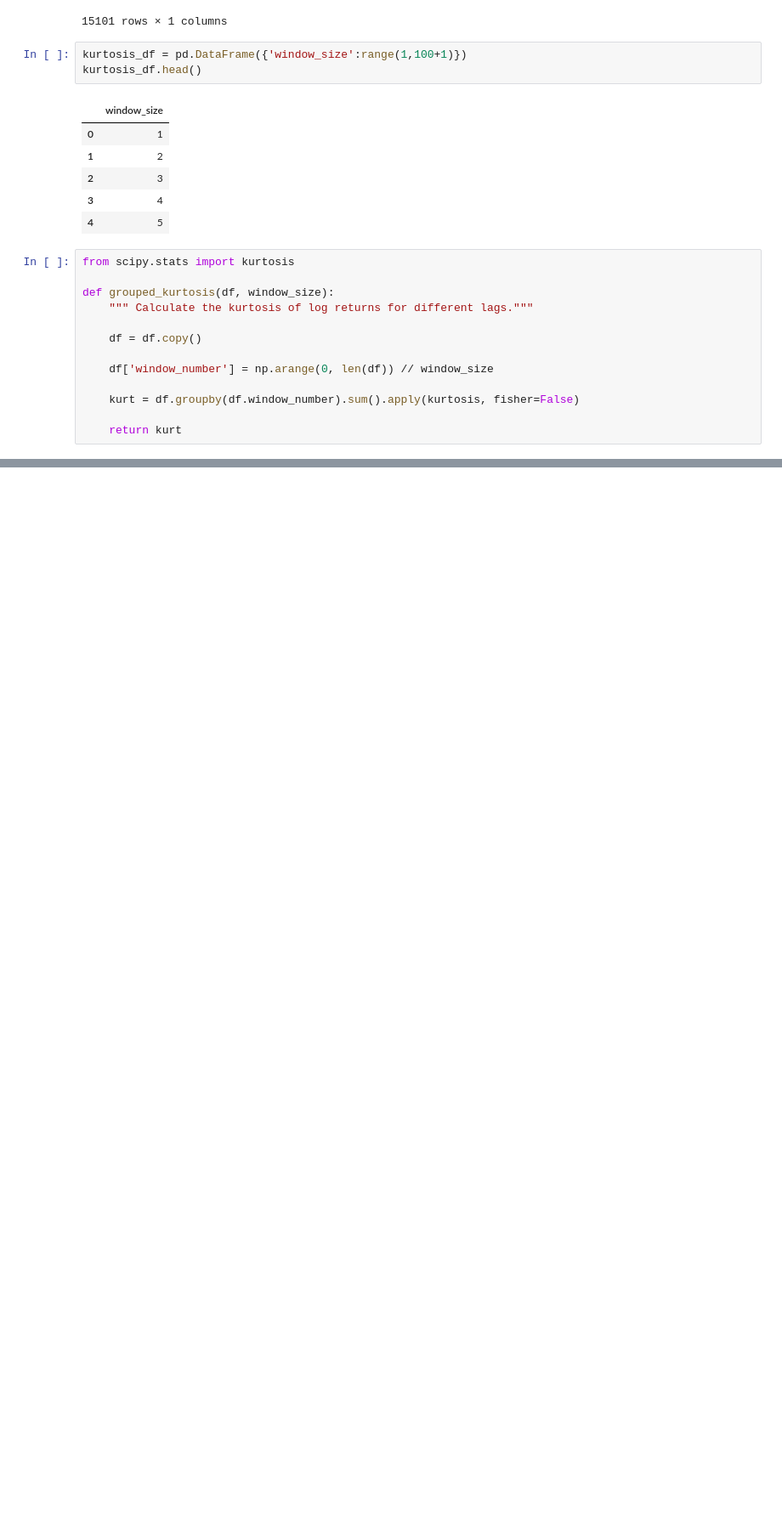
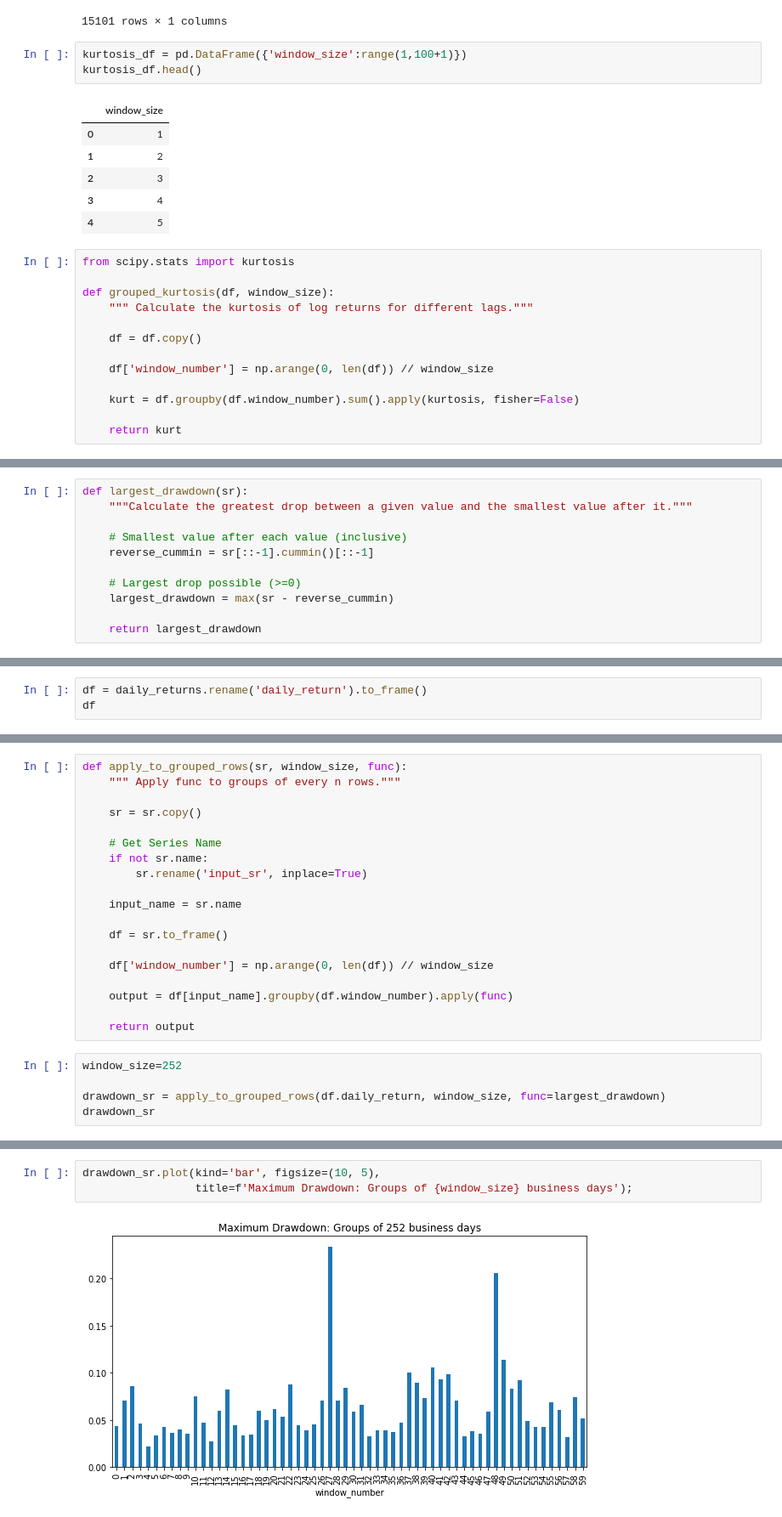
Before and after one commit to FergM/fattails, a Jupyter notebook: notebooks/NB37 - Diagnosing the SP500.ipynb, the cells around one changed output, grey strips where cells are left out. Shown at 85% size. Drawn from its saved outputs; the diff is of its cells as text; blank space fills up the shorter version.

Commit message:
Update NB37 with drawdowns rough example.

```diff
--- a/notebooks/NB37 - Diagnosing the SP500.ipynb
+++ b/notebooks/NB37 - Diagnosing the SP500.ipynb
@@ -194,0 +203,11 @@ ax.legend();
+# %%
+def largest_drawdown(sr):
+    """Calculate the greatest drop between a given value and the smallest value after it."""
+
+    # Smallest value after each value (inclusive)
+    reverse_cummin = sr[::-1].cummin()[::-1]
+
+    # Largest drop possible (>=0)
+    largest_drawdown = max(sr - reverse_cummin)
+
+    return largest_drawdown
@@ -194,0 +220,3 @@ ax.legend();
+# %%
+df = daily_returns.rename('daily_return').to_frame()
+df
@@ -194,0 +248,24 @@ ax.legend();
+# %%
+def apply_to_grouped_rows(sr, window_size, func):
+    """ Apply func to groups of every n rows."""
+
+    sr = sr.copy()
+
+    # Get Series Name
+    if not sr.name:
+        sr.rename('input_sr', inplace=True)
+
+    input_name = sr.name
+
+    df = sr.to_frame()
+
+    df['window_number'] = np.arange(0, len(df)) // window_size
+
+    output = df[input_name].groupby(df.window_number).apply(func)
+
+    return output
+# %%
+window_size=252
+
+drawdown_sr = apply_to_grouped_rows(df.daily_return, window_size, func=largest_drawdown)
+drawdown_sr
@@ -194,0 +290,5 @@ ax.legend();
+# %%
+drawdown_sr.plot(kind='bar', figsize=(10, 5),
+                 title=f'Maximum Drawdown: Groups of {window_size} business days');
+# %% [output]
+[figure, added]
```
Also changed, not shown: parts of 14 cells of this notebook.
